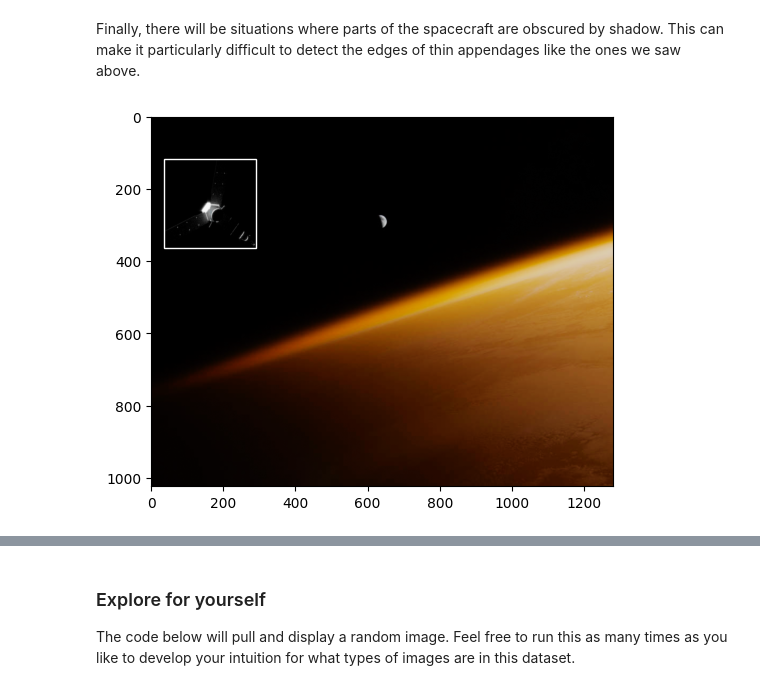
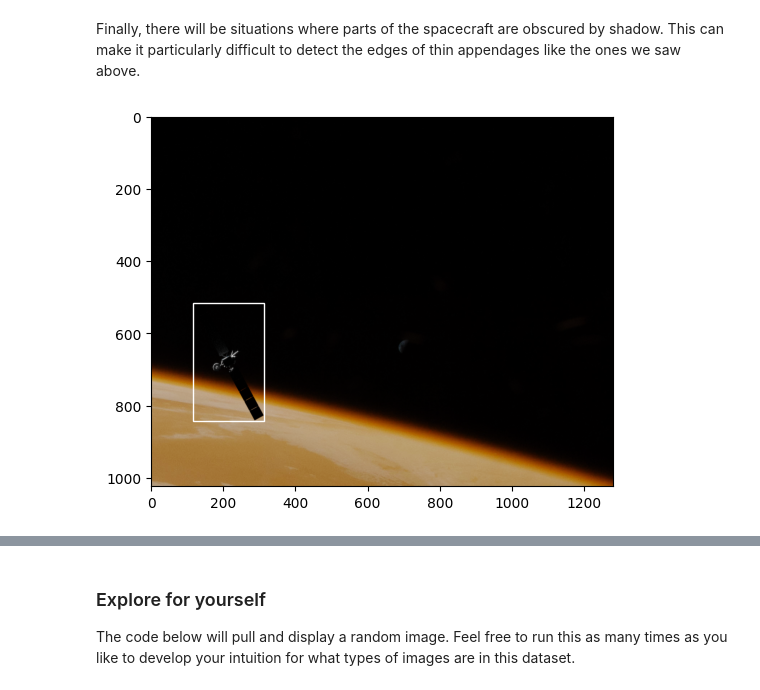
Before and after one commit to drivendataorg/spacecraft-pose-object-detection-runtime, a Jupyter notebook: notebooks/data-exploration-and-benchmark.ipynb, the cells around one changed output, grey strips where cells are left out. Cells and saved outputs as stored; diff of their text form; code cells hidden in the pictures.

```diff
--- a/notebooks/data-exploration-and-benchmark.ipynb
+++ b/notebooks/data-exploration-and-benchmark.ipynb
@@ -178,6 +167,6 @@ display_image("00a257cb17325152e35c0ccd17e3ad51", show_bbox=True)
 # %% [markdown]
 Finally, there will be situations where parts of the spacecraft are obscured by shadow. This can make it particularly difficult to detect the edges of thin appendages like the ones we saw above.
 # %%
-display_image("007c84c2fdf6f9d7fd71d38b6ed4a5b4", show_bbox=True)
+display_image("0eee2fcf59ec1e7641db1f8284c1d935", show_bbox=True)
 # %% [output]
-[figure, old version]
+[figure, new version]
```
Also changed, not shown: parts of 19 cells of this notebook.
